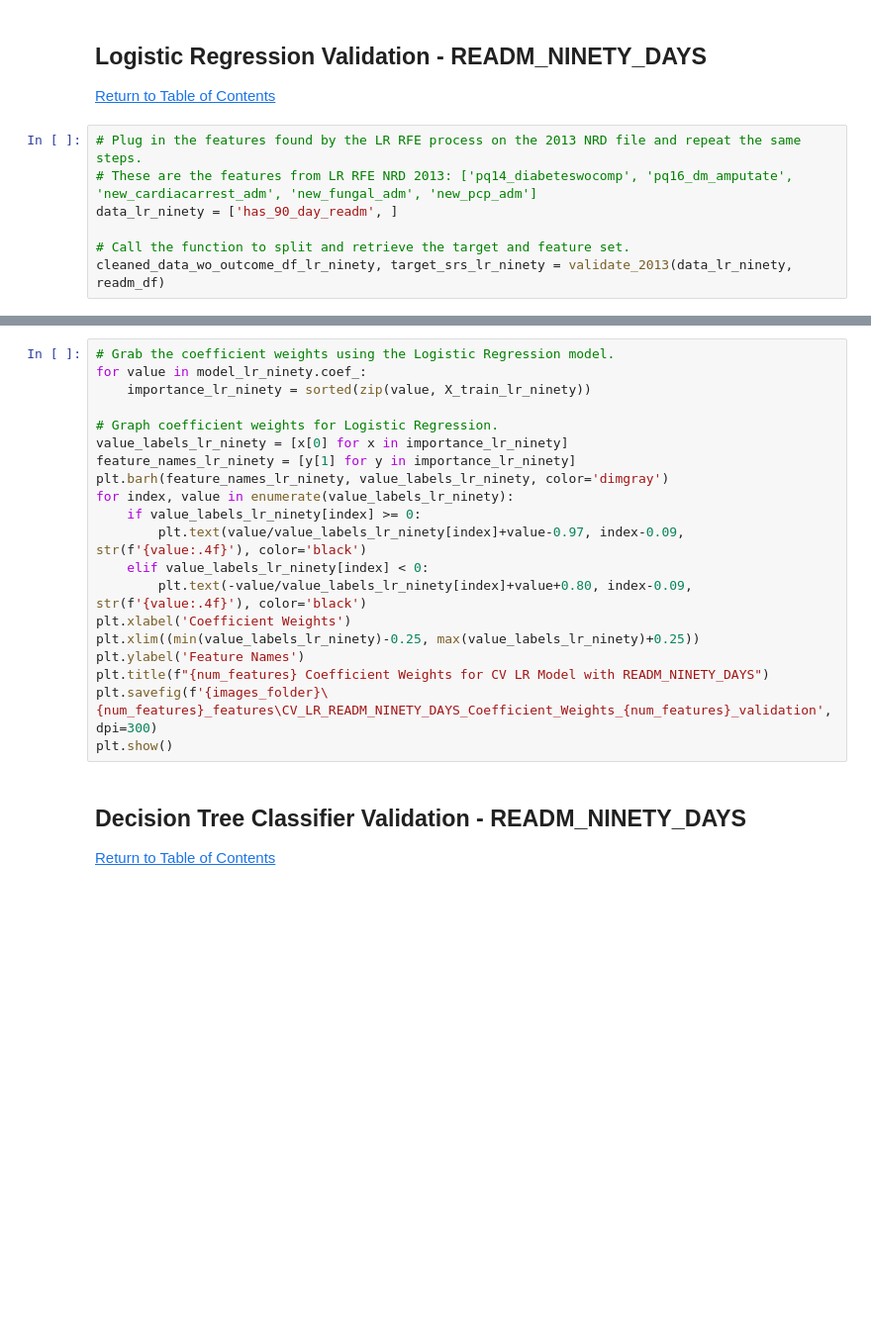
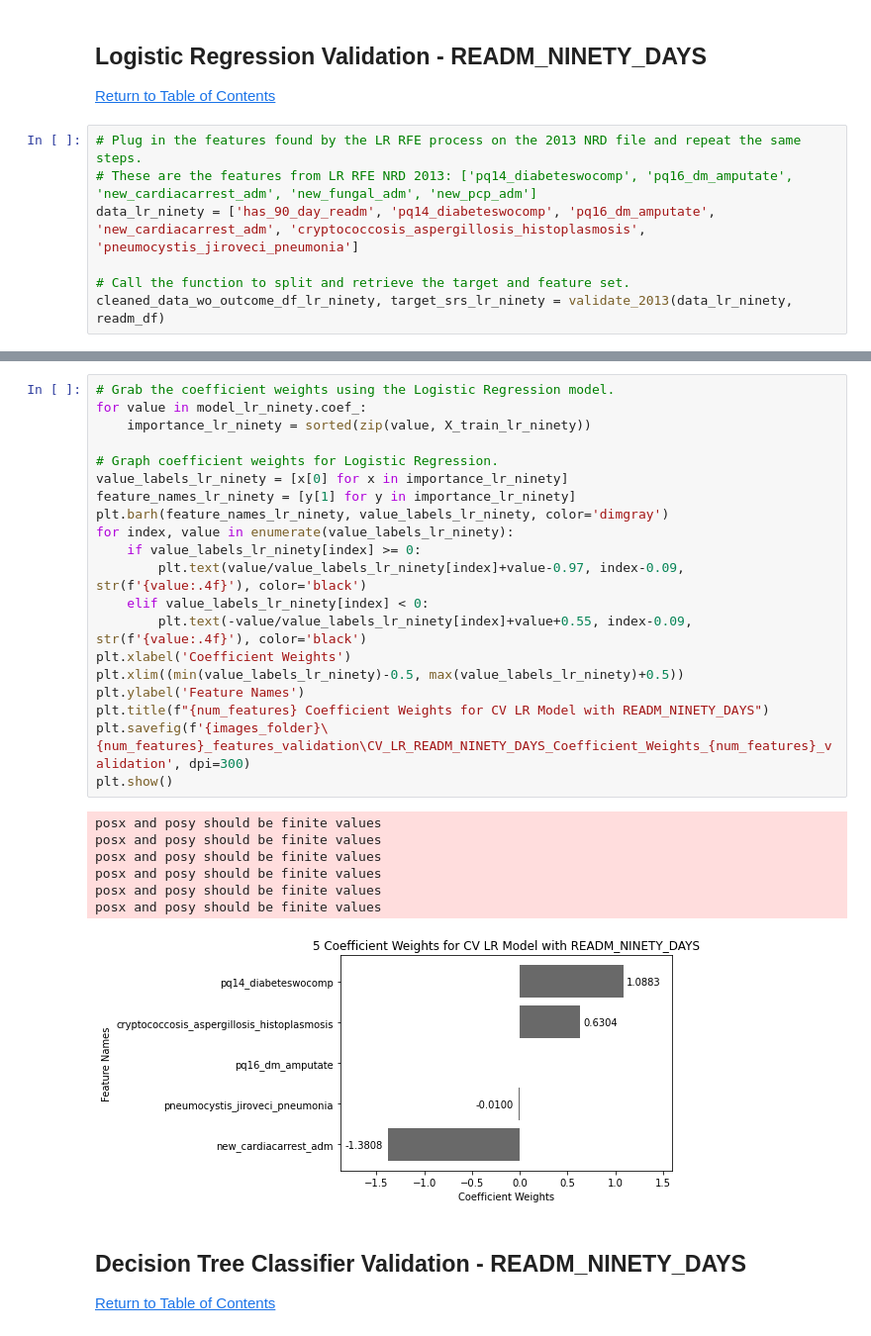
Before and after one commit to Autonomousse/UCSD_NRD_2017, a Jupyter notebook: NRD_2017_ML_Validation_5_Features_SP.ipynb, the cells around one changed output, grey strips where cells are left out. Shown at 99% size. Cells and saved outputs as stored; diff of their text form; blank space fills up the shorter version.

```diff
--- a/NRD_2017_ML_Validation_5_Features_SP.ipynb
+++ b/NRD_2017_ML_Validation_5_Features_SP.ipynb
@@ -879,7 +879,7 @@ plt.show()
 # %%
 # Plug in the features found by the LR RFE process on the 2013 NRD file and repeat the same steps.
 # These are the features from LR RFE NRD 2013: ['pq14_diabeteswocomp', 'pq16_dm_amputate', 'new_cardiacarrest_adm', 'new_fungal_adm', 'new_pcp_adm']
-data_lr_ninety = ['has_90_day_readm', ]
+data_lr_ninety = ['has_90_day_readm', 'pq14_diabeteswocomp', 'pq16_dm_amputate', 'new_cardiacarrest_adm', 'cryptococcosis_aspergillosis_histoplasmosis', 'pneumocystis_jiroveci_pneumonia']
 
 # Call the function to split and retrieve the target and feature set.
 cleaned_data_wo_outcome_df_lr_ninety, target_srs_lr_ninety = validate_2013(data_lr_ninety, readm_df)
@@ -901,23 +936,31 @@ draw_cv_auc_roc(model_lr_ninety, cv, cleaned_data_wo_outcome_df_lr_ninety, targe
 # %%
 # Grab the coefficient weights using the Logistic Regression model.
 for value in model_lr_ninety.coef_:
     importance_lr_ninety = sorted(zip(value, X_train_lr_ninety))
 
 # Graph coefficient weights for Logistic Regression.
 value_labels_lr_ninety = [x[0] for x in importance_lr_ninety]
 feature_names_lr_ninety = [y[1] for y in importance_lr_ninety]
 plt.barh(feature_names_lr_ninety, value_labels_lr_ninety, color='dimgray')
 for index, value in enumerate(value_labels_lr_ninety):
     if value_labels_lr_ninety[index] >= 0:
         plt.text(value/value_labels_lr_ninety[index]+value-0.97, index-0.09, str(f'{value:.4f}'), color='black')
     elif value_labels_lr_ninety[index] < 0:
-        plt.text(-value/value_labels_lr_ninety[index]+value+0.80, index-0.09, str(f'{value:.4f}'), color='black')
+        plt.text(-value/value_labels_lr_ninety[index]+value+0.55, index-0.09, str(f'{value:.4f}'), color='black')
 plt.xlabel('Coefficient Weights')
-plt.xlim((min(value_labels_lr_ninety)-0.25, max(value_labels_lr_ninety)+0.25))
+plt.xlim((min(value_labels_lr_ninety)-0.5, max(value_labels_lr_ninety)+0.5))
 plt.ylabel('Feature Names')
 plt.title(f"{num_features} Coefficient Weights for CV LR Model with READM_NINETY_DAYS")
-plt.savefig(f'{images_folder}\{num_features}_features\CV_LR_READM_NINETY_DAYS_Coefficient_Weights_{num_features}_validation', dpi=300)
+plt.savefig(f'{images_folder}\{num_features}_features_validation\CV_LR_READM_NINETY_DAYS_Coefficient_Weights_{num_features}_validation', dpi=300)
 plt.show()
+# %% [output]
+posx and posy should be finite values
+posx and posy should be finite values
+posx and posy should be finite values
+posx and posy should be finite values
+posx and posy should be finite values
+posx and posy should be finite values
+[figure, added]
 # %% [markdown]
 ## Decision Tree Classifier Validation - READM_NINETY_DAYS <a class="anchor" id="dtcninety"></a>
 
```
Also changed, not shown: parts of 19 cells of this notebook, 2 other files.
